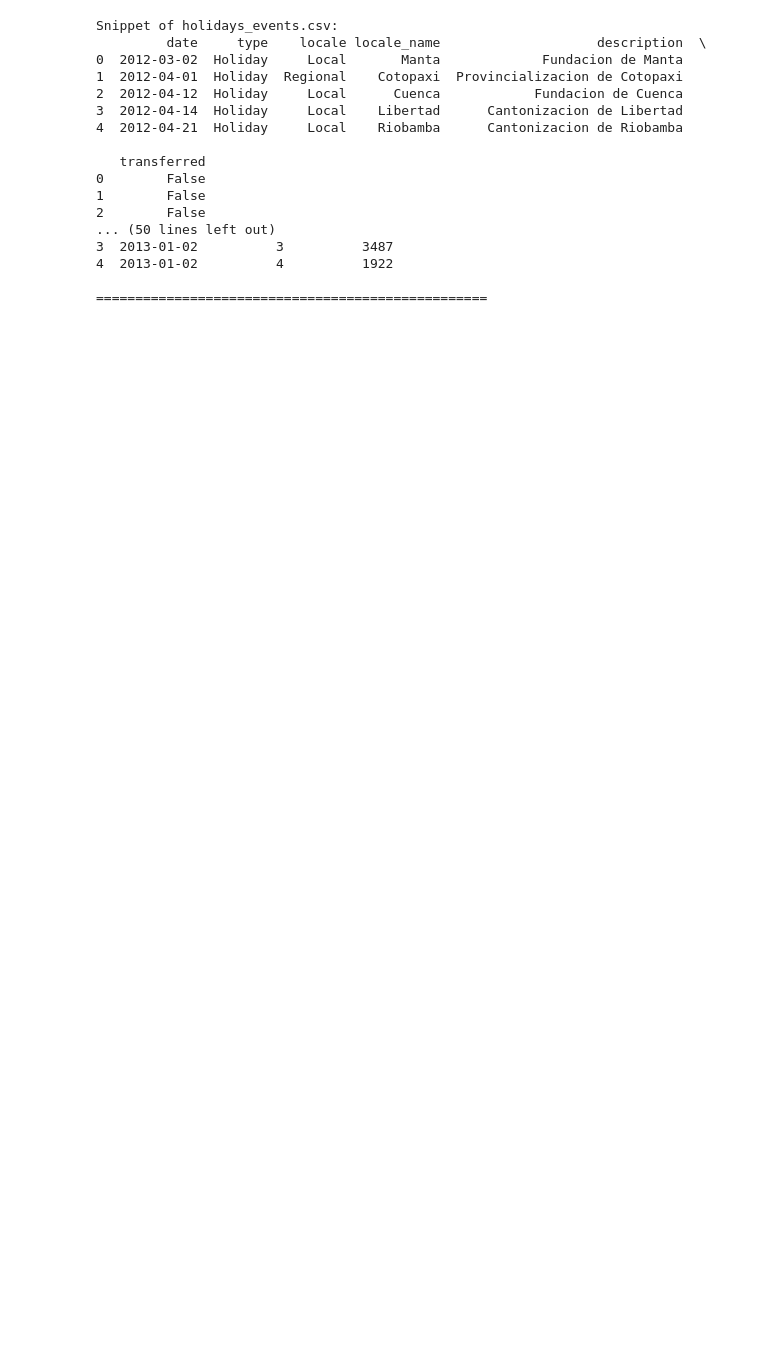
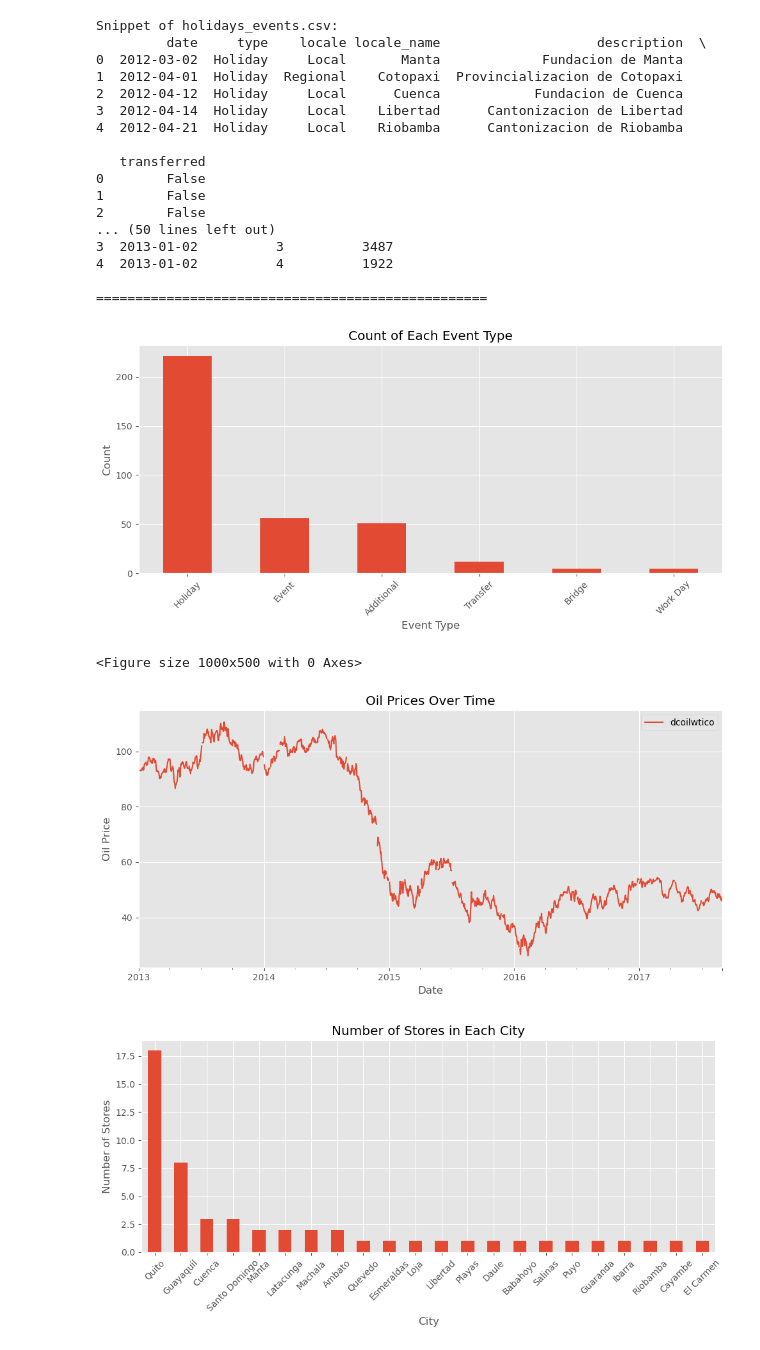
Before and after one commit to gmoissey/grocery-store-ml, a Jupyter notebook: main_notebook.ipynb, the cells around one changed output. Cells and saved outputs as stored; diff of their text form; code cells hidden in the pictures; blank space fills up the shorter version.

```diff
--- a/main_notebook.ipynb
+++ b/main_notebook.ipynb
@@ -41,3 +41,66 @@ Snippet of holidays_events.csv:
 4  2013-01-02          4          1922
 
 ==================================================
+# %%
+import matplotlib.pyplot as plt
+
+# Convert the 'date' columns to datetime for relevant dataframes
+dataframes['holidays_events.csv']['date'] = pd.to_datetime(dataframes['holidays_events.csv']['date'])
+dataframes['oil.csv']['date'] = pd.to_datetime(dataframes['oil.csv']['date'])
+dataframes['train.csv']['date'] = pd.to_datetime(dataframes['train.csv']['date'])
+dataframes['transactions.csv']['date'] = pd.to_datetime(dataframes['transactions.csv']['date'])
+
+# Set style
+plt.style.use('ggplot')
+
+# 1. Holidays and Events
+plt.figure(figsize=(10,5))
+dataframes['holidays_events.csv']['type'].value_counts().plot(kind='bar')
+plt.title('Count of Each Event Type')
+plt.ylabel('Count')
+plt.xlabel('Event Type')
+plt.xticks(rotation=45)
+plt.tight_layout()
+plt.show()
+
+# 2. Oil Prices
+plt.figure(figsize=(10,5))
+dataframes['oil.csv'].set_index('date').plot(figsize=(10,5))
+plt.title('Oil Prices Over Time')
+plt.ylabel('Oil Price')
+plt.xlabel('Date')
+plt.tight_layout()
+plt.show()
+
+# 3. Store Distribution by City
+plt.figure(figsize=(10,5))
+dataframes['stores.csv']['city'].value_counts().plot(kind='bar')
+plt.title('Number of Stores in Each City')
+plt.ylabel('Number of Stores')
+plt.xlabel('City')
+plt.xticks(rotation=45)
+plt.tight_layout()
+plt.show()
+
+# 4. Daily Sales (for store 1 as an example)
+store_1_sales = dataframes['train.csv'][dataframes['train.csv']['store_nbr'] == 1]
+store_1_sales.set_index('date').groupby(pd.Grouper(freq='M')).sum()['sales'].plot(figsize=(10,5))
+plt.title('Monthly Sales for Store 1')
+plt.ylabel('Sales')
+plt.xlabel('Date')
+plt.tight_layout()
+plt.show()
+
+# 5. Daily Transactions (for store 1 as an example)
+store_1_trans = dataframes['transactions.csv'][dataframes['transactions.csv']['store_nbr'] == 1]
+store_1_trans.set_index('date').groupby(pd.Grouper(freq='D')).sum()['transactions'].plot(figsize=(10,5))
+plt.title('Daily Transactions for Store 1')
+plt.ylabel('Number of Transactions')
+plt.xlabel('Date')
+plt.tight_layout()
+plt.show()
+# %% [output]
+[figure, added]
+<Figure size 1000x500 with 0 Axes>
+[figure, added]
+[figure, added]
```
Also changed, not shown: parts of 3 cells of this notebook.
